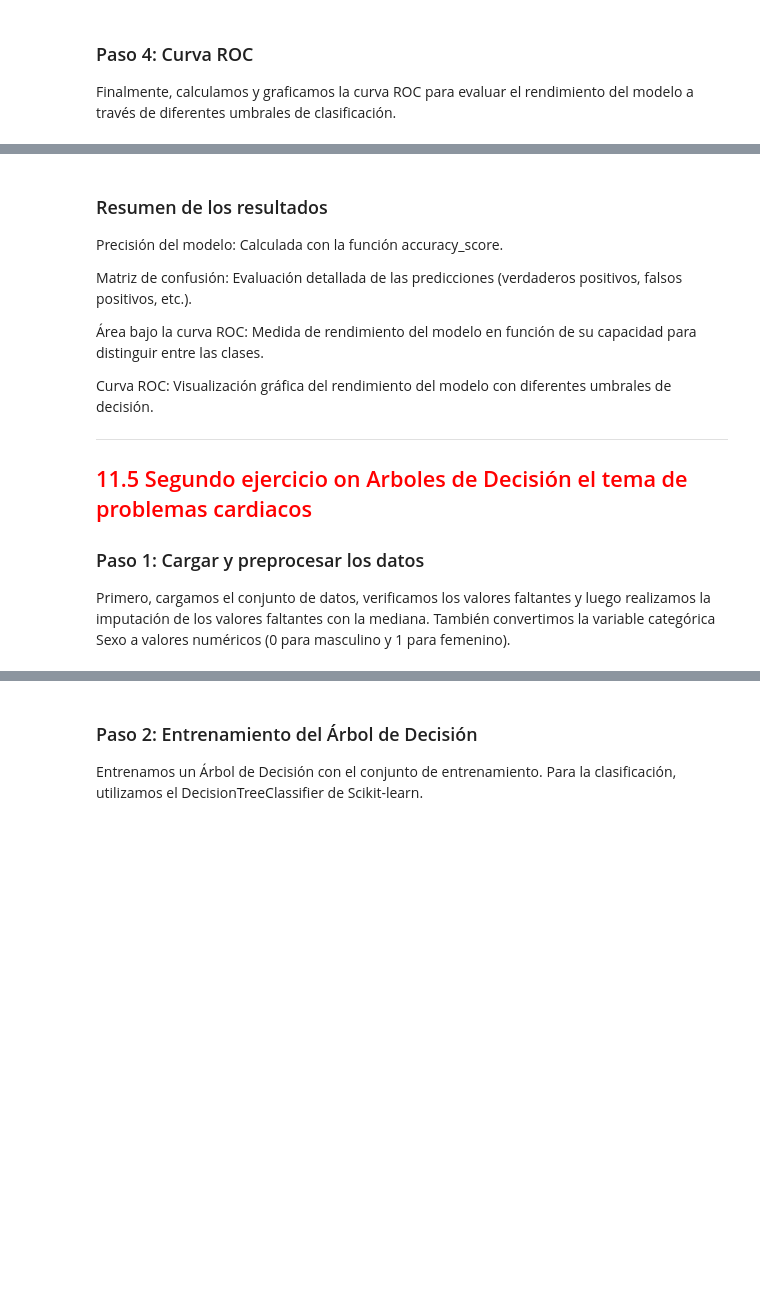
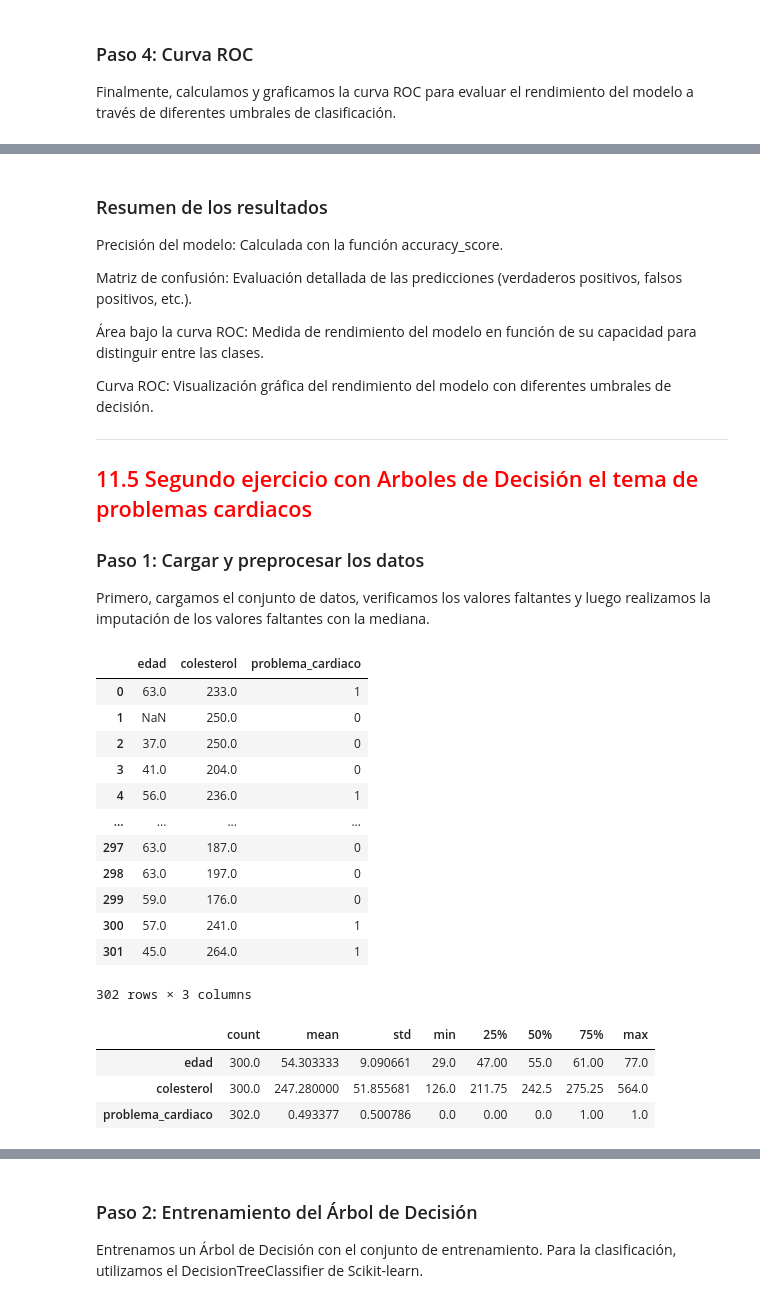
Before and after one commit to M4teoSandoval/Clase-Inteligencia-Artificiall, a Jupyter notebook: 2corte/Fundamento_Cuaderno_11_Árboles_de_Decisión_para_Clasificación.ipynb, the cells around one changed output, grey strips where cells are left out. Saved outputs shown, nothing was run; the diff lists cells and outputs as text; code cells hidden in the pictures; blank space fills up the shorter version.

```diff
--- a/2corte/Fundamento_Cuaderno_11_Árboles_de_Decisión_para_Clasificación.ipynb
+++ b/2corte/Fundamento_Cuaderno_11_Árboles_de_Decisión_para_Clasificación.ipynb
@@ -217,27 +217,43 @@ Curva ROC: Visualización gráfica del rendimiento del modelo con diferentes umb
 
 ---
 
-## <font color="red">11.5 Segundo ejercicio on Arboles de Decisión el tema de problemas cardiacos
+## <font color="red">11.5 Segundo ejercicio con Arboles de Decisión el tema de problemas cardiacos
 
 ### Paso 1: Cargar y preprocesar los datos
-Primero, cargamos el conjunto de datos, verificamos los valores faltantes y luego realizamos la imputación de los valores faltantes con la mediana. También convertimos la variable categórica Sexo a valores numéricos (0 para masculino y 1 para femenino).
+Primero, cargamos el conjunto de datos, verificamos los valores faltantes y luego realizamos la imputación de los valores faltantes con la mediana.
 # %%
 import pandas as pd
 from sklearn.preprocessing import LabelEncoder
 from sklearn.model_selection import train_test_split
 from sklearn.tree import DecisionTreeClassifier, plot_tree
 from sklearn.metrics import accuracy_score, confusion_matrix, roc_auc_score, roc_curve
 import matplotlib.pyplot as plt
 import numpy as np
 
 
 # Cargar el dataset
 url = "https://raw.githubusercontent.com/adiacla/bigdata/refs/heads/master/pacientes.csv"
 df_patients = pd.read_csv(url)
 
-# Verificar las columnas disponibles
-print("Columnas disponibles en el dataset:", df_patients.columns.tolist())
-
-# Imputar valores faltantes con la mediana
-df_patients = df_patients.fillna(df_patients.median(numeric_only=True))
-label_col_name='problema_cardiaco'
+df_patients
+# %% [output]
+|  | edad | colesterol | problema_cardiaco |
+| 0 | 63.0 | 233.0 | 1 |
+| 1 | NaN | 250.0 | 0 |
+| 2 | 37.0 | 250.0 | 0 |
+| 3 | 41.0 | 204.0 | 0 |
+| 4 | 56.0 | 236.0 | 1 |
+| ... | ... | ... | ... |
+| 297 | 63.0 | 187.0 | 0 |
+| 298 | 63.0 | 197.0 | 0 |
+| 299 | 59.0 | 176.0 | 0 |
+| 300 | 57.0 | 241.0 | 1 |
+| 301 | 45.0 | 264.0 | 1 |
+302 rows × 3 columns
+# %%
+df_patients.describe().T
+# %% [output]
+|  | count | mean | std | min | 25% | 50% | 75% | max |
+| edad | 300.0 | 54.303333 | 9.090661 | 29.0 | 47.00 | 55.0 | 61.00 | 77.0 |
+| colesterol | 300.0 | 247.280000 | 51.855681 | 126.0 | 211.75 | 242.5 | 275.25 | 564.0 |
+| problema_cardiaco | 302.0 | 0.493377 | 0.500786 | 0.0 | 0.00 | 0.0 | 1.00 | 1.0 |
```
Also changed, not shown: parts of 37 cells of this notebook.
